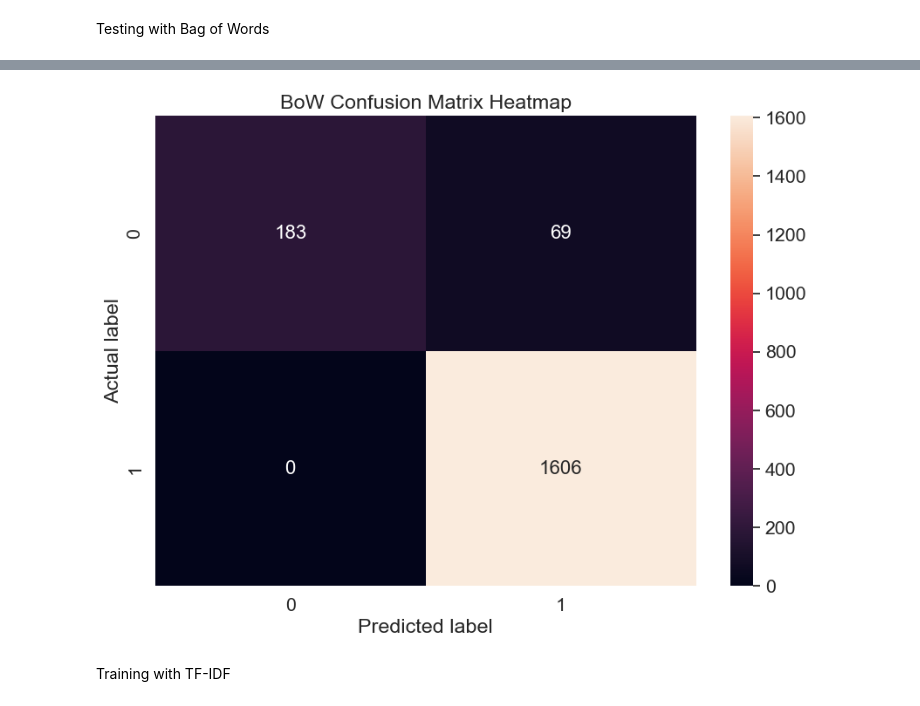
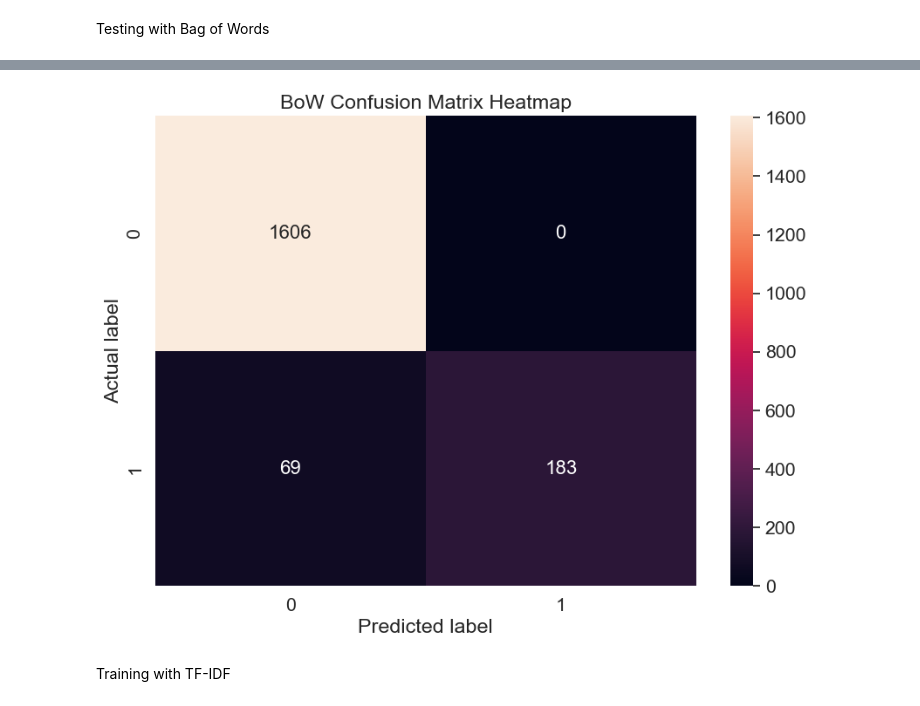
Before and after one commit to birnart/ai_safecom, a Jupyter notebook: main.ipynb, the cells around one changed output, grey strips where cells are left out. Saved outputs shown, nothing was run; the diff lists cells and outputs as text; code cells hidden in the pictures.

```diff
--- a/main.ipynb
+++ b/main.ipynb
@@ -406,11 +436,11 @@ lr_bow_score=accuracy_score(test_sentiments,lr_bow_predict)
 print("lr_bow_score :",lr_bow_score)
 
 # Classification report for bag of words
-lr_bow_report=classification_report(test_sentiments,lr_bow_predict,target_names=['Positive','Negative'])
+lr_bow_report=classification_report(test_sentiments,lr_bow_predict,target_names=["Non-Fraudolent","Fraudolent"])
 print(lr_bow_report)
 
 # confusion matrix for bag of words
-cm_bow=confusion_matrix(test_sentiments,lr_bow_predict,labels=[1,0])
+cm_bow=confusion_matrix(test_sentiments,lr_bow_predict,labels=[0,1])
 conf_matrices["lr_bow"] = cm_bow
 
 plt.figure(figsize=(10,7))
@@ -434,4 +464,4 @@ weighted avg       0.96      0.96      0.96      1858
-[figure, old version]
+[figure, new version]
 # %% [markdown]
 Training with TF-IDF
 # %%
```
Also changed, not shown: parts of 20 cells of this notebook.
